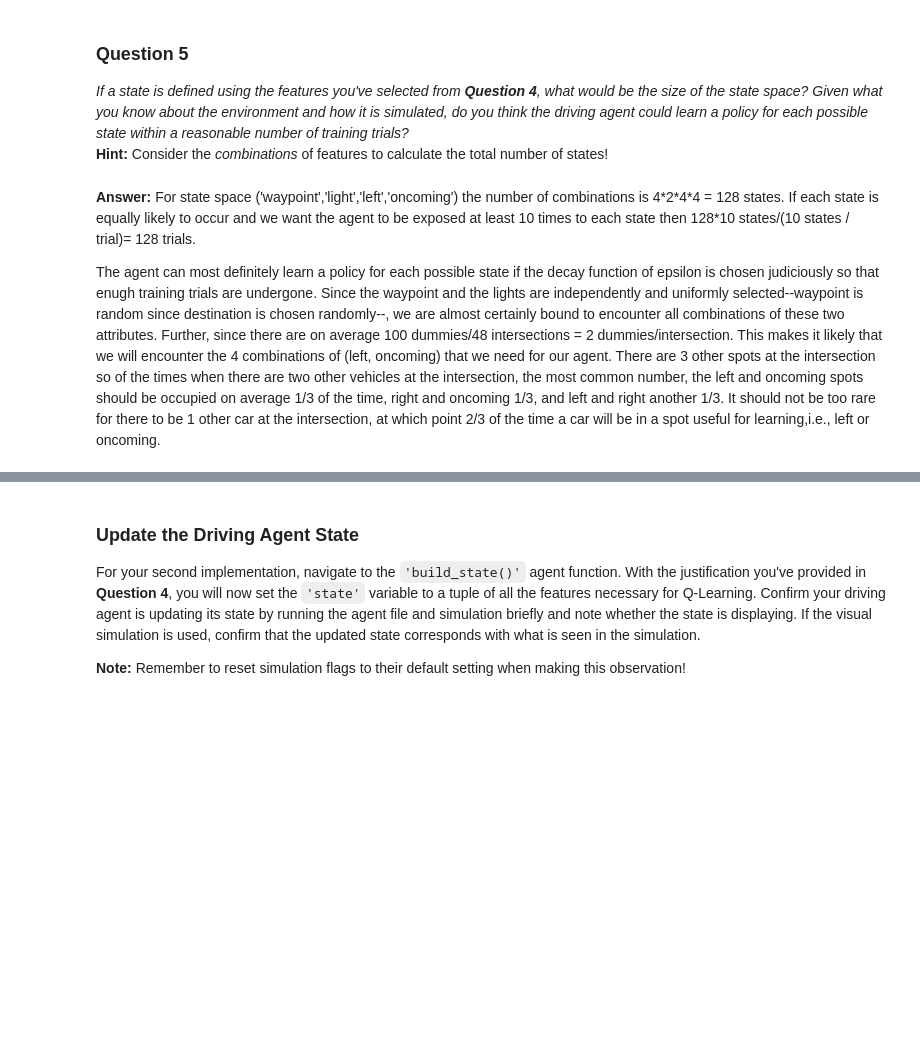
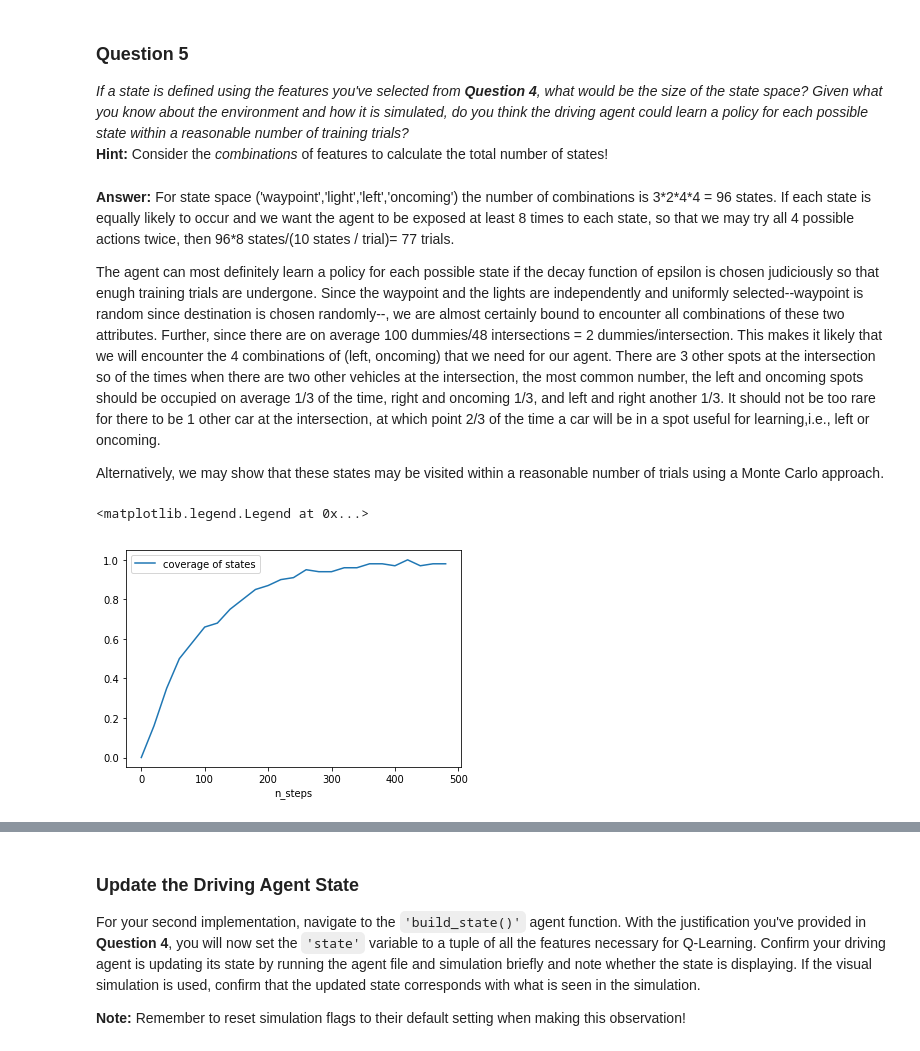
Before and after one commit to brayan07/machine-learning, a Jupyter notebook: projects/smartcab/smartcab.ipynb, the cells around one changed output, grey strips where cells are left out. Drawn from its saved outputs; the diff is of its cells as text; code cells hidden in the pictures; blank space fills up the shorter version.

```diff
--- a/projects/smartcab/smartcab.ipynb
+++ b/projects/smartcab/smartcab.ipynb
@@ -151,7 +151,31 @@ How frequently would the agent occupy a state like `(False, True, True, True, Fa
 **Hint:** Consider the *combinations* of features to calculate the total number of states!
 # %% [markdown]
 **Answer:**
-For state space ('waypoint','light','left','oncoming') the number of combinations is 4\*2\*4\*4 = 128 states.
-If each state is equally likely to occur and we want the agent to be exposed at least 10 times to each state then 128\*10 states/(10 states / trial)= 128 trials.
+For state space ('waypoint','light','left','oncoming') the number of combinations is 3\*2\*4\*4 = 96 states.
+If each state is equally likely to occur and we want the agent to be exposed at least 8 times to each state, so that we may try all 4 possible actions twice, then 96\*8 states/(10 states / trial)= 77 trials.
 
 The agent can most definitely learn a policy for each possible state if the decay function of epsilon is chosen judiciously so that enugh training trials are undergone.  Since the waypoint and the lights are independently and uniformly selected--waypoint is random since destination is chosen randomly--, we are almost certainly bound to encounter all combinations of these two attributes.  Further, since there are on average 100 dummies/48 intersections = 2 dummies/intersection.  This makes it likely that we will encounter the 4 combinations of (left, oncoming) that we need for our agent.  There are 3 other spots at the intersection so of the times when there are two other vehicles at the intersection, the most common number, the left and oncoming spots should be occupied on average 1/3 of the time, right and oncoming 1/3, and left and right another 1/3. It should not be too rare for there to be 1 other car at the intersection, at which point 2/3 of the time a car will be in a spot useful for learning,i.e., left or oncoming.
+
+Alternatively, we may show that these states may be visited within a reasonable number of trials using a Monte Carlo approach.
+# %%
+import numpy as np
+import random
+import matplotlib.pyplot as plt
+%matplotlib inline
+
+def percent_visited(steps, states):
+    visited = np.zeros(states, dtype=bool)
+    for _ in range(steps):
+        current_state = random.randint(0, states-1)
+        visited[current_state] = True
+    return sum(visited)/float(states)
+states = 100
+
+n_steps = [s*20 for s in range(25)]
+coverage = [percent_visited(steps,states) for steps in n_steps]
+plt.plot(n_steps,coverage,label='coverage of states')
+plt.xlabel('n_steps')
+plt.legend()
+# %% [output]
+<matplotlib.legend.Legend at 0x...>
+[figure, added]
```
Also changed, not shown: parts of 2 cells of this notebook, 1 other file.
